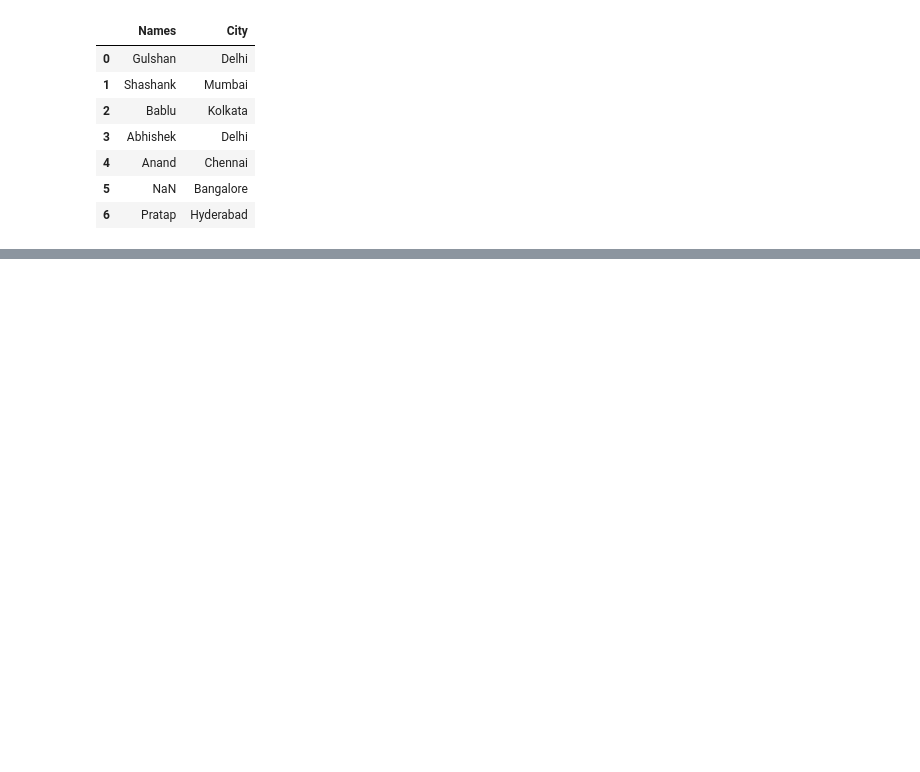
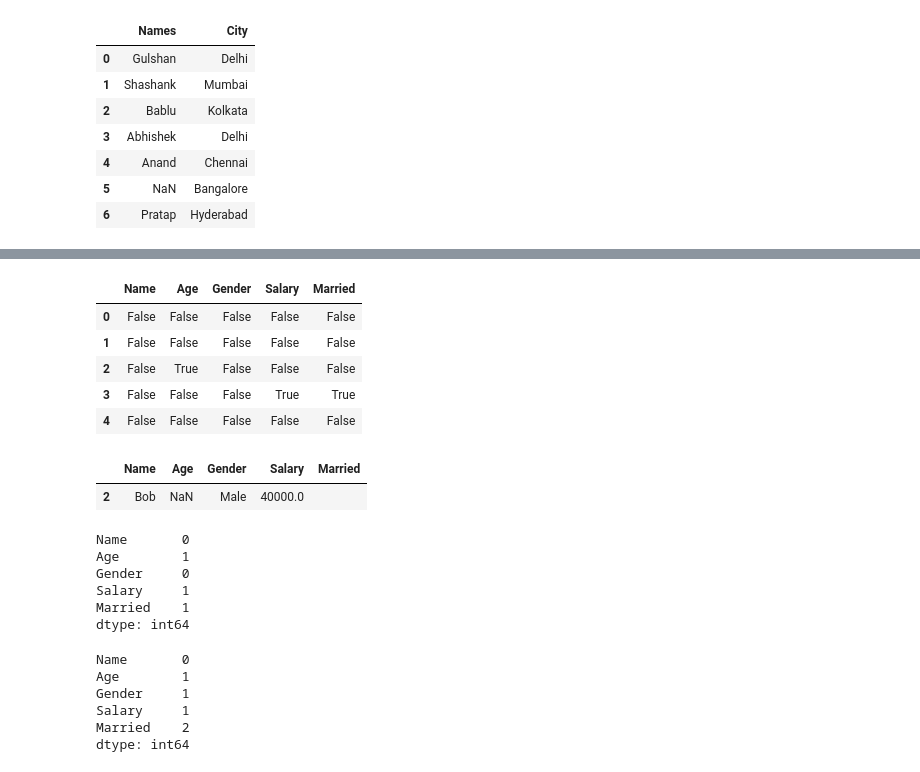
Before and after one commit to Sreemayidontha/Python-daily-codes, a Jupyter notebook: Python_daily.ipynb, the cells around one changed output, grey strips where cells are left out. Saved outputs shown, nothing was run; the diff lists cells and outputs as text; code cells hidden in the pictures; blank space fills up the shorter version.

```diff
--- a/Python_daily.ipynb
+++ b/Python_daily.ipynb
@@ -2572,0 +2632,23 @@ df
+# %%
+df.isnull()
+# %% [output]
+|  | Name | Age | Gender | Salary | Married |
+| 0 | False | False | False | False | False |
+| 1 | False | False | False | False | False |
+| 2 | False | True | False | False | False |
+| 3 | False | False | False | True | True |
+| 4 | False | False | False | False | False |
+# %%
+df[df['Age'].isnull()]
+# %% [output]
+|  | Name | Age | Gender | Salary | Married |
+| 2 | Bob | NaN | Male | 40000.0 |  |
+# %%
+df.isnull().sum()
+# %% [output]
+Name       0
+Age        1
+Gender     0
+Salary     1
+Married    1
+dtype: int64
@@ -2572,0 +2657,9 @@ df
+# %%
+df.isnull().sum()
+# %% [output]
+Name       0
+Age        1
+Gender     1
+Salary     1
+Married    2
+dtype: int64
```
Also changed, not shown: parts of 17 cells of this notebook.
